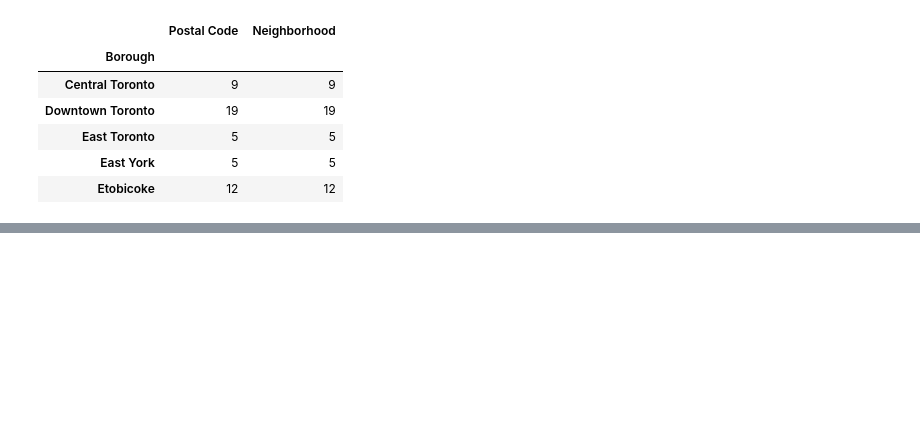
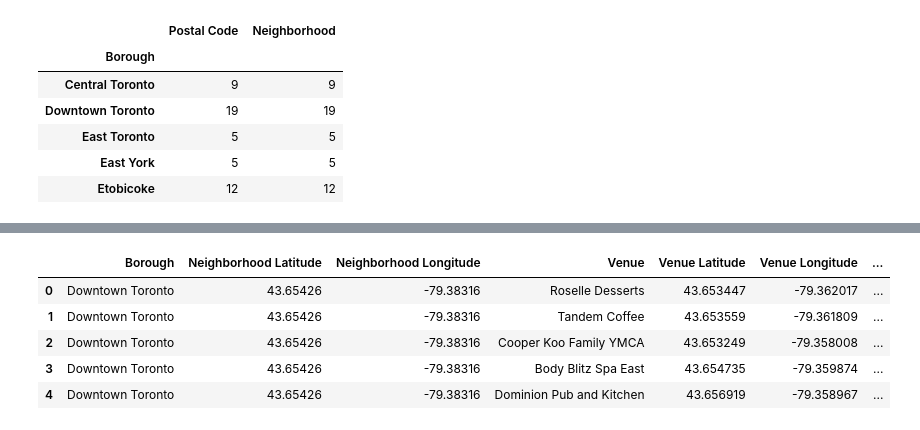
Before and after one commit to alunavat/segmenting_and_clustering_neighborhoods_in_toronto, a Jupyter notebook: Segmenting and Clustering Neighborhoods in Toronto.ipynb, the cells around one changed output, grey strips where cells are left out. Saved outputs shown, nothing was run; the diff lists cells and outputs as text; code cells hidden in the pictures; blank space fills up the shorter version.

```diff
--- a/Segmenting and Clustering Neighborhoods in Toronto.ipynb
+++ b/Segmenting and Clustering Neighborhoods in Toronto.ipynb
@@ -100,0 +260,3 @@ torronto_grouped.head()
+# %%
+results = requests.get(url).json()
+results
@@ -100,0 +350,9 @@ torronto_grouped.head()
+# %%
+torronto_venues.head()
+# %% [output]
+|  | Borough | Neighborhood Latitude | Neighborhood Longitude | Venue | Venue Latitude | Venue Longitude | ... |
+| 0 | Downtown Toronto | 43.65426 | -79.38316 | Roselle Desserts | 43.653447 | -79.362017 | ... |
+| 1 | Downtown Toronto | 43.65426 | -79.38316 | Tandem Coffee | 43.653559 | -79.361809 | ... |
+| 2 | Downtown Toronto | 43.65426 | -79.38316 | Cooper Koo Family YMCA | 43.653249 | -79.358008 | ... |
+| 3 | Downtown Toronto | 43.65426 | -79.38316 | Body Blitz Spa East | 43.654735 | -79.359874 | ... |
+| 4 | Downtown Toronto | 43.65426 | -79.38316 | Dominion Pub and Kitchen | 43.656919 | -79.358967 | ... |
```
Also changed, not shown: parts of 32 cells of this notebook.
